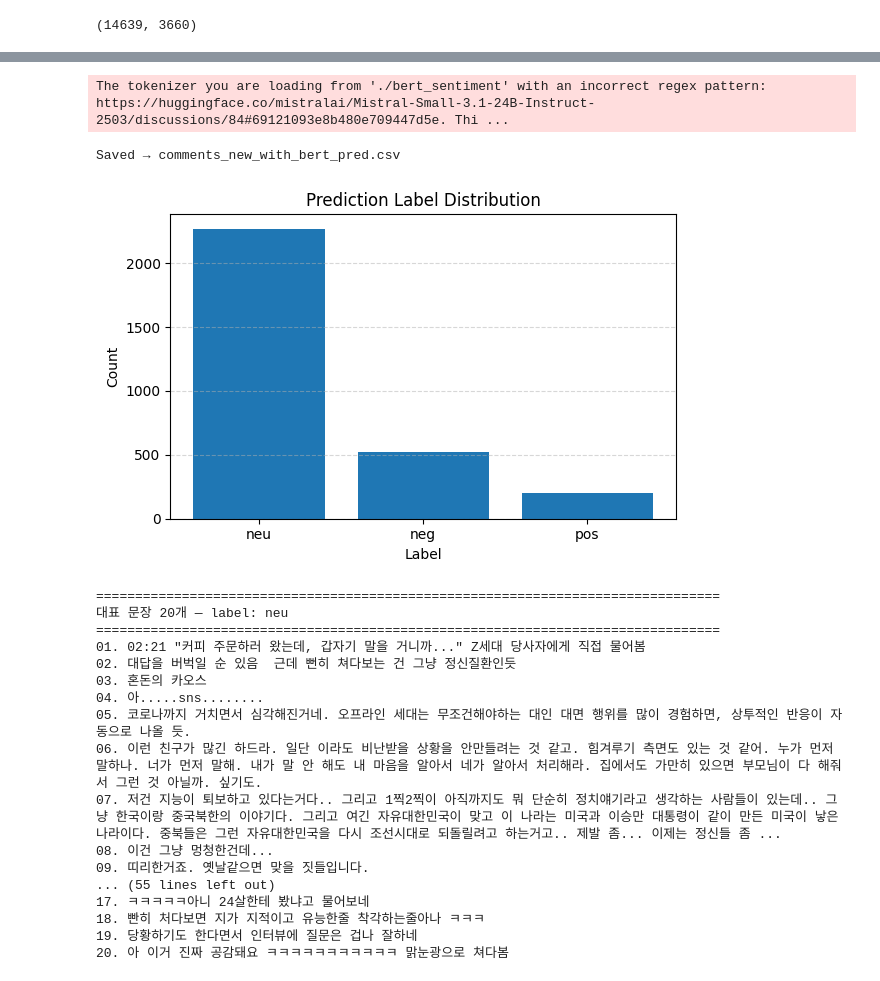
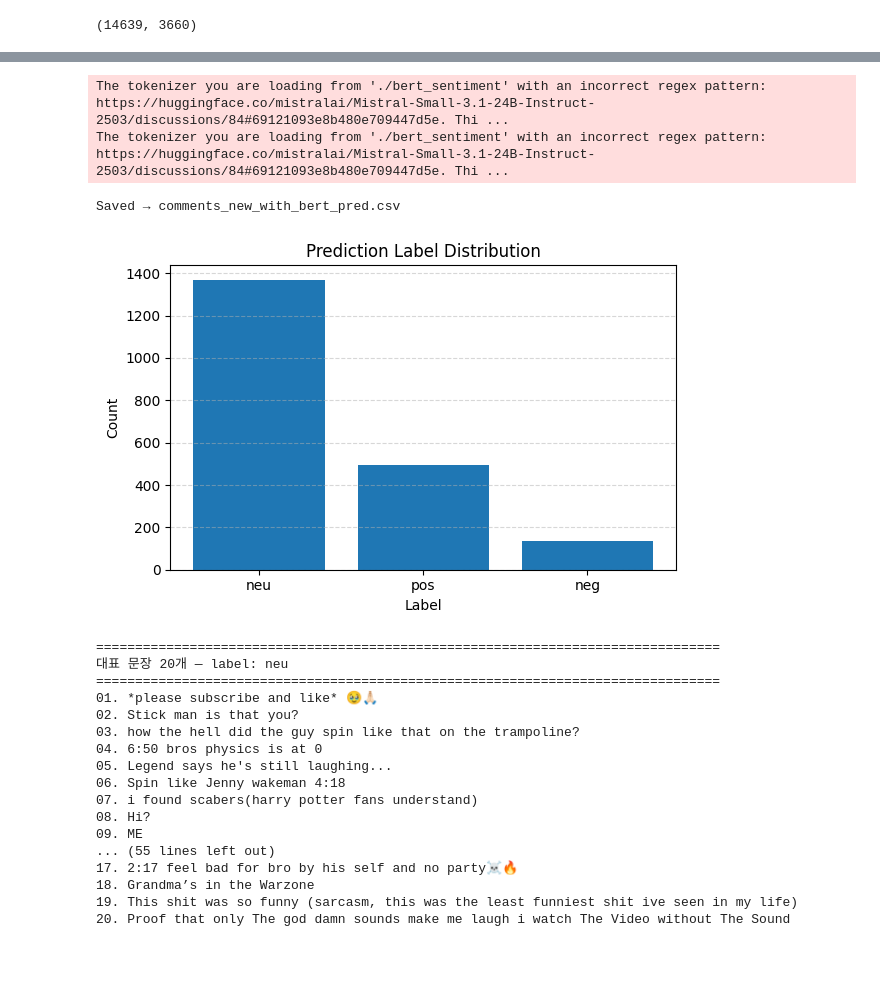
Before and after one commit to myWworld/20252R0136COSE36203, a Jupyter notebook: YouTube_Comment_Sentiment_Unified.ipynb, the cells around one changed output, grey strips where cells are left out. Cells and saved outputs as stored; diff of their text form; code cells hidden in the pictures.

```diff
--- a/YouTube_Comment_Sentiment_Unified.ipynb
+++ b/YouTube_Comment_Sentiment_Unified.ipynb
@@ -339,7 +388,6 @@ import numpy as np
 import pandas as pd
 import matplotlib.pyplot as plt
 import os
-import sys
 
 MODEL_DIR = "./bert_sentiment"   # 학습 저장한 폴더
 text_col = "text"  # 학습 때 쓰던 컬럼명
@@ -361,6 +409,9 @@ except Exception as e:
         "해당 폴더에 config.json, pytorch_model.bin, tokenizer 파일들이 있는지 확인하세요."
     ) from e
 
+# 1) 저장된 tokenizer, model 불러오기
+tokenizer = AutoTokenizer.from_pretrained(MODEL_DIR)
+model = AutoModelForSequenceClassification.from_pretrained(MODEL_DIR)
 model.eval()
 device = "cuda" if torch.cuda.is_available() else "cpu"
 model.to(device)
@@ -376,13 +427,39 @@ def tokenize_fn(examples):
     )
 
 # 3) 추론용 데이터셋 만들기
-df_new = pd.read_csv("comments_for_inference.csv")
+INFERENCE_CSV = "comments_for_inference.csv"
+
+df_new = pd.read_csv(INFERENCE_CSV)
 new_texts = df_new[text_col].astype(str).tolist()
 
 new_ds = Dataset.from_dict({text_col: new_texts})
 new_ds = new_ds.map(tokenize_fn, batched=True)
-new_ds = new_ds.remove_column_
+new_ds = new_ds.remove_columns(
+    [c for c in new_ds.column_names if c not in ["input_ids", "attention_mask", text_col]]
+)
+new_ds.set_format(type="torch", columns=["input_ids", "attention_mask"])
 
+# 4) 배치 추론
+from torch.utils.data import DataLoader
+all_logits = []
+loader = DataLoader(new_ds, batch_size=32)
+
+with torch.no_grad():
+    for batch in loader:
+        input_ids = batch["input_ids"].to(device)
+        attention_mask = batch["attention_mask"].to(device)
+        outputs = model(input_ids=input_ids, attention_mask=attention_mask)
+        all_logits.append(outputs.logits.cpu().numpy())
+
+logits = np.vstack(all_logits)
+pred_ids = np.argmax(logits, axis=-1)
+
+id2label = model.config.id2label  # {0:'neg',1:'neu',2:'pos'}
+pred_labels = [id2label[int(i)] for i in pred_ids]
+
+df_new["pred_label"] = pred_labels
+df_new.to_csv("comments_new_with_bert_pred.csv", index=False, encoding="utf-8-sig")
+print("Saved → comments_new_with_bert_pred.csv")
 
 
 # -----------------------------
@@ -392,48 +469,49 @@ label_counts = df_new["pred_label"].value_counts()
 labels = label_counts.index.tolist()
 counts = label_counts.values.tolist()
 
 plt.figure(figsize=(6, 4))
 plt.bar(labels, counts)
 plt.title("Prediction Label Distribution")
 plt.xlabel("Label")
 plt.ylabel("Count")
 plt.grid(axis='y', linestyle='--', alpha=0.5)
 plt.tight_layout()
 plt.show()
 
 
 # -----------------------------
 # 3) 각 라벨별 대표 문장 20개 출력
 # -----------------------------
 N = 20
 
 for lab in labels:
     print("\n" + "="*80)
     print(f"대표 문장 20개 — label: {lab}")
     print("="*80)
 
     subset = df_new[df_new["pred_label"] == lab][text_col].head(N)
 
     for i, sent in enumerate(subset, start=1):
         print(f"{i:02d}. {sent}")
 # %% [output]
 The tokenizer you are loading from './bert_sentiment' with an incorrect regex pattern: https://huggingface.co/mistralai/Mistral-Small-3.1-24B-Instruct-2503/discussions/84#69121093e8b480e709447d5e. Thi ...
+The tokenizer you are loading from './bert_sentiment' with an incorrect regex pattern: https://huggingface.co/mistralai/Mistral-Small-3.1-24B-Instruct-2503/discussions/84#69121093e8b480e709447d5e. Thi ...
 Saved → comments_new_with_bert_pred.csv
-[figure, old version]
+[figure, new version]
 ================================================================================
 대표 문장 20개 — label: neu
 ================================================================================
-01. 02:21 "커피 주문하러 왔는데, 갑자기 말을 거니까..." Z세대 당사자에게 직접 물어봄
-02. 대답을 버벅일 순 있음  근데 뻔히 쳐다보는 건 그냥 정신질환인듯
-03. 혼돈의 카오스
-04. 아.....sns........
-05. 코로나까지 거치면서 심각해진거네. 오프라인 세대는 무조건해야하는 대인 대면 행위를 많이 경험하면, 상투적인 반응이 자동으로 나올 듯.
-06. 이런 친구가 많긴 하드라. 일단 이라도 비난받을 상황을 안만들려는 것 같고. 힘겨루기 측면도 있는 것 같어. 누가 먼저 말하나. 너가 먼저 말해. 내가 말 안 해도 내 마음을 알아서 네가 알아서 처리해라. 집에서도 가만히 있으면 부모님이 다 해줘서 그런 것 아닐까. 싶기도.
-07. 저건 지능이 퇴보하고 있다는거다.. 그리고 1찍2찍이 아직까지도 뭐 단순히 정치얘기라고 생각하는 사람들이 있는데.. 그냥 한국이랑 중국북한의 이야기다. 그리고 여긴 자유대한민국이 맞고 이 나라는 미국과 이승만 대통령이 같이 만든 미국이 낳은 나라이다. 중북들은 그런 자유대한민국을 다시 조선시대로 되돌릴려고 하는거고.. 제발 좀... 이제는 정신들 좀 ...
-08. 이건 그냥 멍청한건데...
-09. 띠리한거죠. 옛날같으면 맞을 짓들입니다.
+01. *please subscribe and like* 🥹🙏🏻
+02. Stick man is that you?
+03. how the hell did the guy spin like that on the trampoline?
+04. 6:50 bros physics is at 0
+05. Legend says he's still laughing...
+06. Spin like Jenny wakeman 4:18
+07. i found scabers(harry potter fans understand)
+08. Hi?
+09. ME
 ... (55 lines left out)
-17. ㅋㅋㅋㅋㅋ아니 24살한테 봤냐고 물어보네
-18. 빤히 처다보면 지가 지적이고 유능한줄 착각하는줄아나 ㅋㅋㅋ
-19. 당황하기도 한다면서 인터뷰에 질문은 겁나 잘하네
-20. 아 이거 진짜 공감돼요 ㅋㅋㅋㅋㅋㅋㅋㅋㅋㅋㅋ 맑눈광으로 쳐다봄
+17. 2:17 feel bad for bro by his self and no party☠️🔥
+18. Grandma’s in the Warzone
+19. This shit was so funny (sarcasm, this was the least funniest shit ive seen in my life)
+20. Proof that only The god damn sounds make me laugh i watch The Video without The Sound
```
Also changed, not shown: parts of 8 cells of this notebook.
